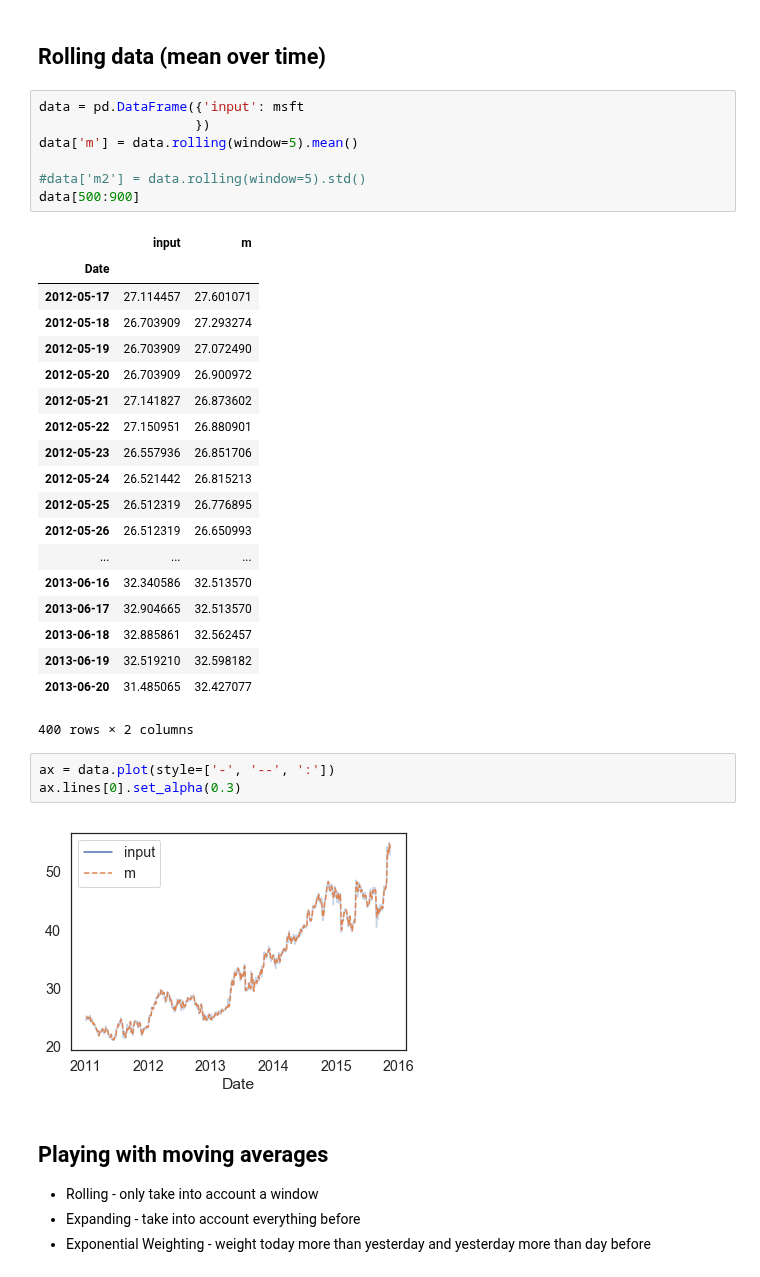
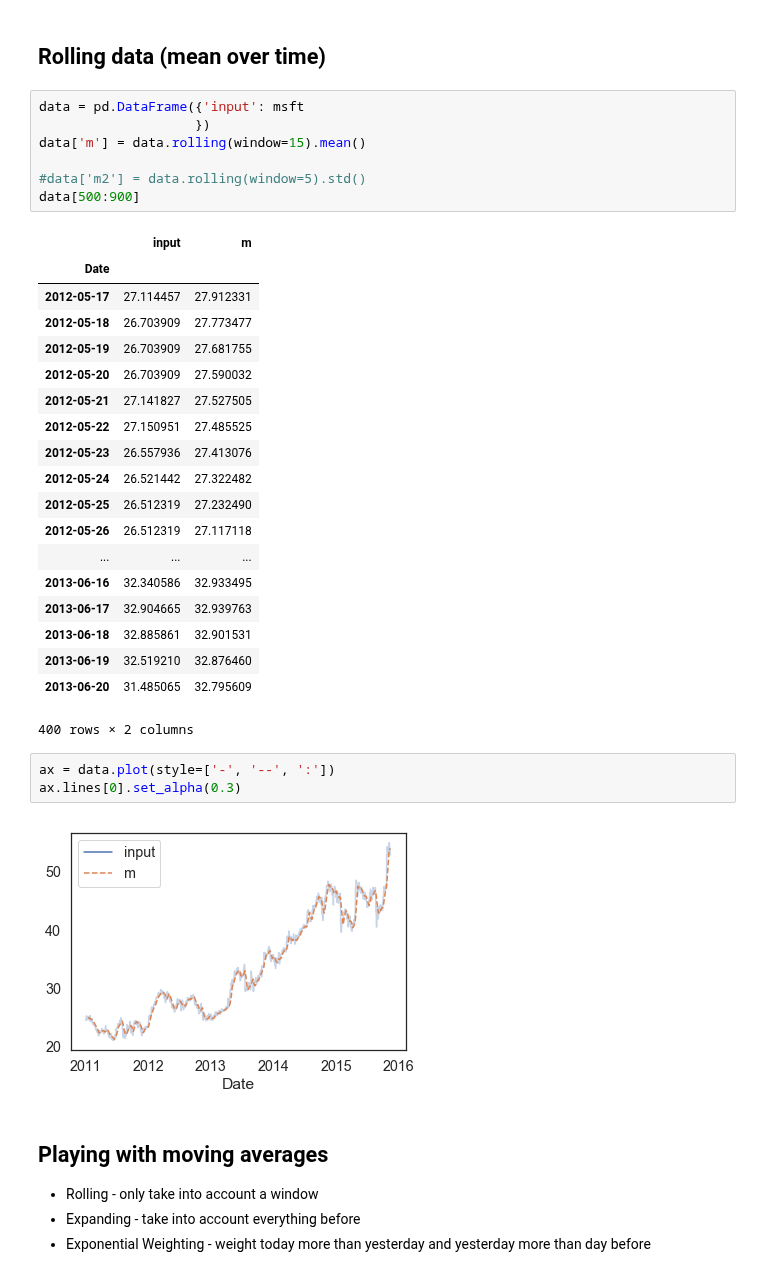
Before and after one commit to anhnguyendepocen/si370, a Jupyter notebook: 370_16_Time-complete.ipynb, the cells around one changed output. Drawn from its saved outputs; the diff is of its cells as text.

```diff
--- a/370_16_Time-complete.ipynb
+++ b/370_16_Time-complete.ipynb
@@ -534,35 +552,35 @@ plt.legend(['input', 'resample', 'asfreq'],
 # %%
 data = pd.DataFrame({'input': msft
                     })
-data['m'] = data.rolling(window=5).mean()
+data['m'] = data.rolling(window=15).mean()
 
 #data['m2'] = data.rolling(window=5).std()
 data[500:900]
 # %% [output]
 |  | input | m |
 | Date |  |  |
-| 2012-05-17 | 27.114457 | 27.601071 |
-| 2012-05-18 | 26.703909 | 27.293274 |
-| 2012-05-19 | 26.703909 | 27.072490 |
-| 2012-05-20 | 26.703909 | 26.900972 |
-| 2012-05-21 | 27.141827 | 26.873602 |
-| 2012-05-22 | 27.150951 | 26.880901 |
-| 2012-05-23 | 26.557936 | 26.851706 |
-| 2012-05-24 | 26.521442 | 26.815213 |
-| 2012-05-25 | 26.512319 | 26.776895 |
-| 2012-05-26 | 26.512319 | 26.650993 |
+| 2012-05-17 | 27.114457 | 27.912331 |
+| 2012-05-18 | 26.703909 | 27.773477 |
+| 2012-05-19 | 26.703909 | 27.681755 |
+| 2012-05-20 | 26.703909 | 27.590032 |
+| 2012-05-21 | 27.141827 | 27.527505 |
+| 2012-05-22 | 27.150951 | 27.485525 |
+| 2012-05-23 | 26.557936 | 27.413076 |
+| 2012-05-24 | 26.521442 | 27.322482 |
+| 2012-05-25 | 26.512319 | 27.232490 |
+| 2012-05-26 | 26.512319 | 27.117118 |
 | ... | ... | ... |
-| 2013-06-16 | 32.340586 | 32.513570 |
-| 2013-06-17 | 32.904665 | 32.513570 |
-| 2013-06-18 | 32.885861 | 32.562457 |
-| 2013-06-19 | 32.519210 | 32.598182 |
-| 2013-06-20 | 31.485065 | 32.427077 |
+| 2013-06-16 | 32.340586 | 32.933495 |
+| 2013-06-17 | 32.904665 | 32.939763 |
+| 2013-06-18 | 32.885861 | 32.901531 |
+| 2013-06-19 | 32.519210 | 32.876460 |
+| 2013-06-20 | 31.485065 | 32.795609 |
 400 rows × 2 columns
 # %%
 ax = data.plot(style=['-', '--', ':'])
 ax.lines[0].set_alpha(0.3)
 # %% [output]
-[figure, old version]
+[figure, new version]
 # %% [markdown]
 ## Playing with moving averages
 
```
Also changed, not shown: parts of 41 cells of this notebook, 31 other files.
